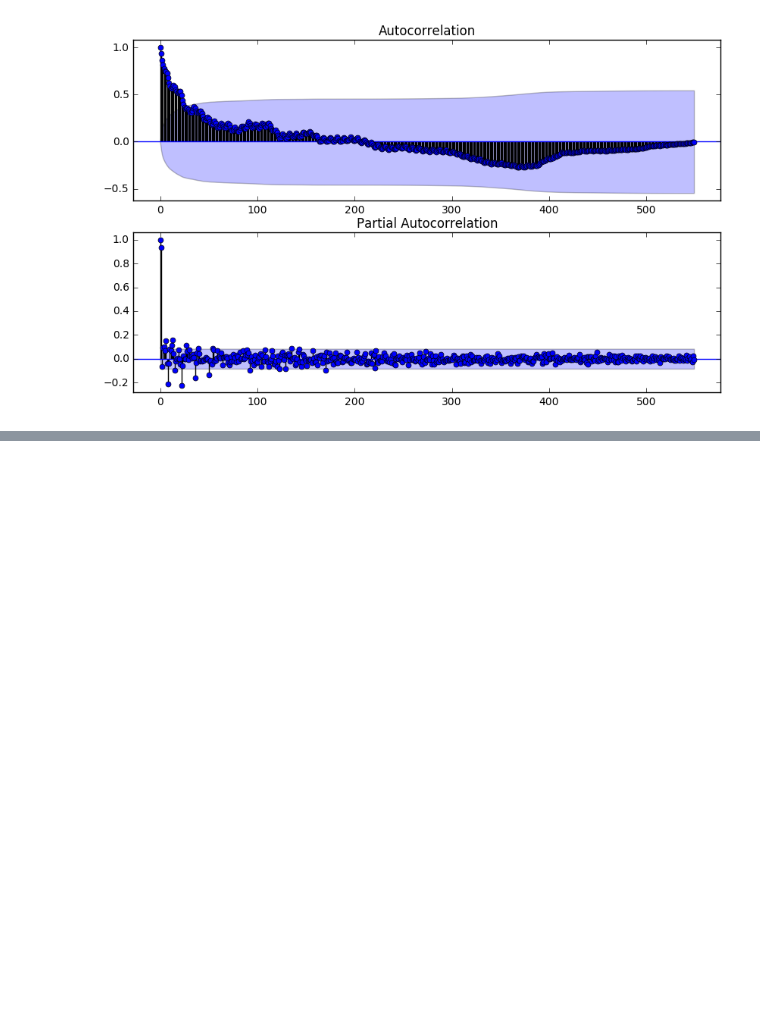
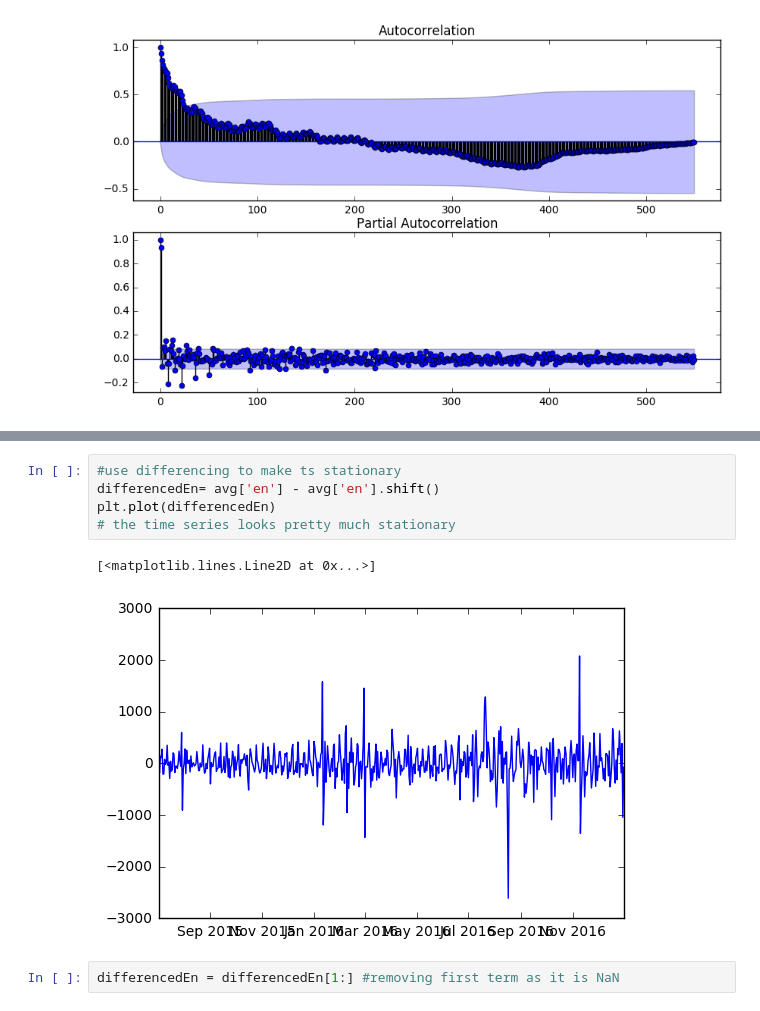
Before and after one commit to darekarsam/Web-Traffic-Forecasting, a Jupyter notebook: Web Traffic Time Series Forecasting.ipynb, the cells around one changed output, grey strips where cells are left out. Drawn from its saved outputs; the diff is of its cells as text; blank space fills up the shorter version.

```diff
--- a/Web Traffic Time Series Forecasting.ipynb
+++ b/Web Traffic Time Series Forecasting.ipynb
@@ -211,0 +315,10 @@ dtype: float64
+# %%
+#use differencing to make ts stationary
+differencedEn= avg['en'] - avg['en'].shift()
+plt.plot(differencedEn)
+# the time series looks pretty much stationary
+# %% [output]
+[<matplotlib.lines.Line2D at 0x...>]
+[figure, added]
+# %%
+differencedEn = differencedEn[1:] #removing first term as it is NaN
```
Also changed, not shown: parts of 30 cells of this notebook.
